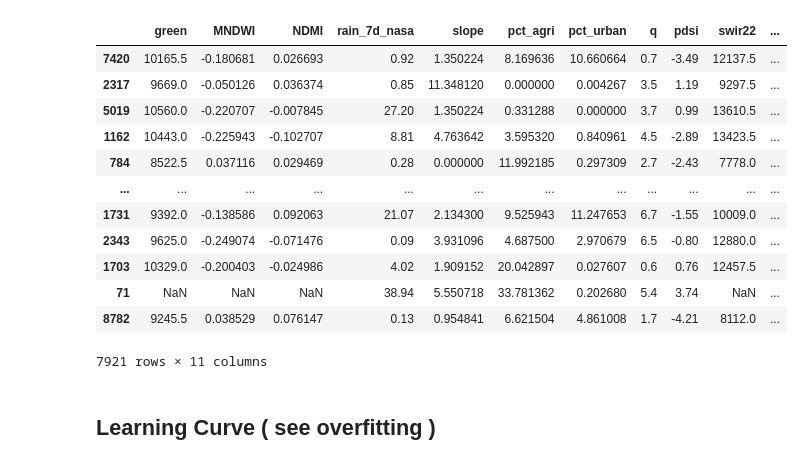
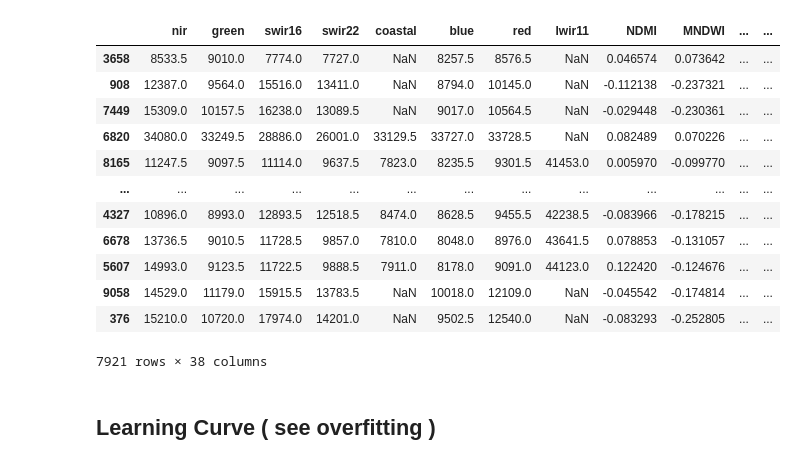
Before and after one commit to Lucas-Bussinger/EY-2026-AI-Challange, a Jupyter notebook: Model/BoostModel.ipynb, the cells around one changed output. Drawn from its saved outputs; the diff is of its cells as text; code cells hidden in the pictures.

Commit message:
fix boosterModel

```diff
--- a/Model/BoostModel.ipynb
+++ b/Model/BoostModel.ipynb
@@ -68,52 +42,31 @@ Index(['Latitude', 'Longitude', 'Sample Date', 'nir', 'green', 'swir16',
 # %%
 
-#adicionando caracteristicas temporais cíclicas para o modelo
-full_dataset['Sample Date'] = pd.to_datetime(full_dataset['Sample Date'], dayfirst=True, format="%Y-%m-%d")
-
-#full_dataset['WeekOfYear'] = full_dataset['Sample Date'].dt.isocalendar().week.astype(int)
-full_dataset['MonthOfYear'] = full_dataset['Sample Date'].dt.month
-
-#MAX_CYCLE = 52
-MAX_CYCLE_MONTH = 12
-
-#full_dataset['WOY_sin'] = np.sin(2 * np.pi * full_dataset['WeekOfYear'] / MAX_CYCLE)
-#full_dataset['WOY_cos'] = np.cos(2 * np.pi * full_dataset['WeekOfYear'] / MAX_CYCLE)
-full_dataset['Month_sin'] = np.sin(2 * np.pi * full_dataset['MonthOfYear'] / MAX_CYCLE_MONTH)
-full_dataset['Month_cos'] = np.cos(2 * np.pi * full_dataset['MonthOfYear'] / MAX_CYCLE_MONTH)
+Feature_data, Target_data = dataHandler.get_training_dataset()
 
 
-target_columns = ['Total Alkalinity', 'Electrical Conductance', 'Dissolved Reactive Phosphorus']
-
-feature_columns = full_dataset.columns.drop(target_columns + ['Latitude', 'Longitude', 'Sample Date', "MonthOfYear"])
-
-
-#choosing feature data and target data
-Feature_data = full_dataset[feature_columns]
-Target_data = full_dataset[target_columns]
-
-alkalinity_target = full_dataset['Total Alkalinity']
-electrical_target = full_dataset['Electrical Conductance']
-phosphorus_target = full_dataset['Dissolved Reactive Phosphorus']
+alkalinity_target = Target_data['Total Alkalinity']
+electrical_target = Target_data['Electrical Conductance']
+phosphorus_target = Target_data['Dissolved Reactive Phosphorus']
 
 X_train_alkalinity, X_test_alkalinity, y_train_alkalinity, y_test_alkalinity = train_test_split(Feature_data, alkalinity_target, test_size=0.15)
 X_train_electrical, X_test_electrical, y_train_electrical, y_test_electrical = train_test_split(Feature_data, electrical_target, test_size=0.15)
 X_train_phosphorus, X_test_phosphorus, y_train_phosphorus, y_test_phosphorus = train_test_split(Feature_data, phosphorus_target, test_size=0.15)
 
 X_train_alkalinity
 # %% [output]
-|  | green | MNDWI | NDMI | rain_7d_nasa | slope | pct_agri | pct_urban | q | pdsi | swir22 | ... |
-| 7420 | 10165.5 | -0.180681 | 0.026693 | 0.92 | 1.350224 | 8.169636 | 10.660664 | 0.7 | -3.49 | 12137.5 | ... |
-| 2317 | 9669.0 | -0.050126 | 0.036374 | 0.85 | 11.348120 | 0.000000 | 0.004267 | 3.5 | 1.19 | 9297.5 | ... |
-| 5019 | 10560.0 | -0.220707 | -0.007845 | 27.20 | 1.350224 | 0.331288 | 0.000000 | 3.7 | 0.99 | 13610.5 | ... |
-| 1162 | 10443.0 | -0.225943 | -0.102707 | 8.81 | 4.763642 | 3.595320 | 0.840961 | 4.5 | -2.89 | 13423.5 | ... |
-| 784 | 8522.5 | 0.037116 | 0.029469 | 0.28 | 0.000000 | 11.992185 | 0.297309 | 2.7 | -2.43 | 7778.0 | ... |
-| ... | ... | ... | ... | ... | ... | ... | ... | ... | ... | ... | ... |
-| 1731 | 9392.0 | -0.138586 | 0.092063 | 21.07 | 2.134300 | 9.525943 | 11.247653 | 6.7 | -1.55 | 10009.0 | ... |
-| 2343 | 9625.0 | -0.249074 | -0.071476 | 0.09 | 3.931096 | 4.687500 | 2.970679 | 6.5 | -0.80 | 12880.0 | ... |
-| 1703 | 10329.0 | -0.200403 | -0.024986 | 4.02 | 1.909152 | 20.042897 | 0.027607 | 0.6 | 0.76 | 12457.5 | ... |
-| 71 | NaN | NaN | NaN | 38.94 | 5.550718 | 33.781362 | 0.202680 | 5.4 | 3.74 | NaN | ... |
-| 8782 | 9245.5 | 0.038529 | 0.076147 | 0.13 | 0.954841 | 6.621504 | 4.861008 | 1.7 | -4.21 | 8112.0 | ... |
+|  | nir | green | swir16 | swir22 | coastal | blue | red | lwir11 | NDMI | MNDWI | ... | ... |
+| 3658 | 8533.5 | 9010.0 | 7774.0 | 7727.0 | NaN | 8257.5 | 8576.5 | NaN | 0.046574 | 0.073642 | ... | ... |
+| 908 | 12387.0 | 9564.0 | 15516.0 | 13411.0 | NaN | 8794.0 | 10145.0 | NaN | -0.112138 | -0.237321 | ... | ... |
+| 7449 | 15309.0 | 10157.5 | 16238.0 | 13089.5 | NaN | 9017.0 | 10564.5 | NaN | -0.029448 | -0.230361 | ... | ... |
+| 6820 | 34080.0 | 33249.5 | 28886.0 | 26001.0 | 33129.5 | 33727.0 | 33728.5 | NaN | 0.082489 | 0.070226 | ... | ... |
+| 8165 | 11247.5 | 9097.5 | 11114.0 | 9637.5 | 7823.0 | 8235.5 | 9301.5 | 41453.0 | 0.005970 | -0.099770 | ... | ... |
+| ... | ... | ... | ... | ... | ... | ... | ... | ... | ... | ... | ... | ... |
+| 4327 | 10896.0 | 8993.0 | 12893.5 | 12518.5 | 8474.0 | 8628.5 | 9455.5 | 42238.5 | -0.083966 | -0.178215 | ... | ... |
+| 6678 | 13736.5 | 9010.5 | 11728.5 | 9857.0 | 7810.0 | 8048.0 | 8976.0 | 43641.5 | 0.078853 | -0.131057 | ... | ... |
+| 5607 | 14993.0 | 9123.5 | 11722.5 | 9888.5 | 7911.0 | 8178.0 | 9091.0 | 44123.0 | 0.122420 | -0.124676 | ... | ... |
+| 9058 | 14529.0 | 11179.0 | 15915.5 | 13783.5 | NaN | 10018.0 | 12109.0 | NaN | -0.045542 | -0.174814 | ... | ... |
+| 376 | 15210.0 | 10720.0 | 17974.0 | 14201.0 | NaN | 9502.5 | 12540.0 | NaN | -0.083293 | -0.252805 | ... | ... |
-7921 rows × 11 columns
+7921 rows × 38 columns
 # %% [markdown]
 ## Learning Curve ( see overfitting )
 # %%
```
Also changed, not shown: parts of 2 cells of this notebook, 1 other file.
